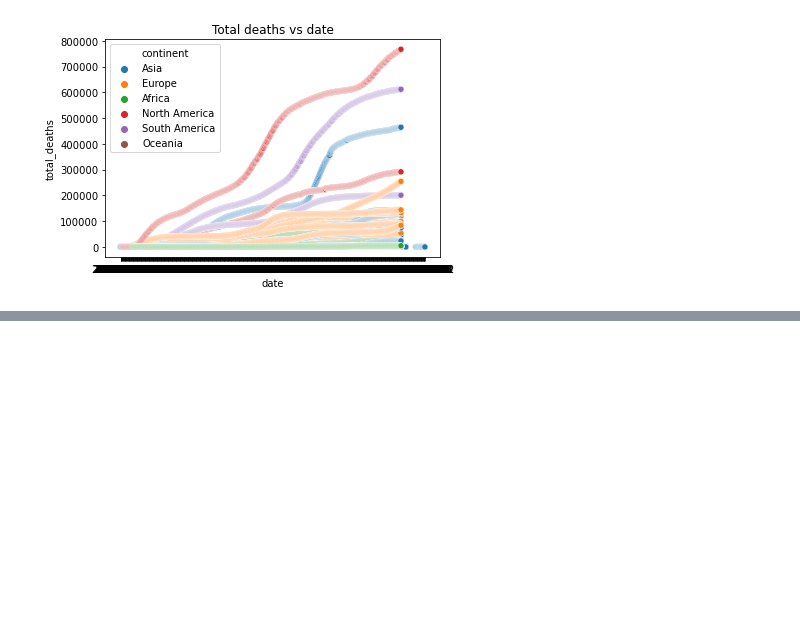
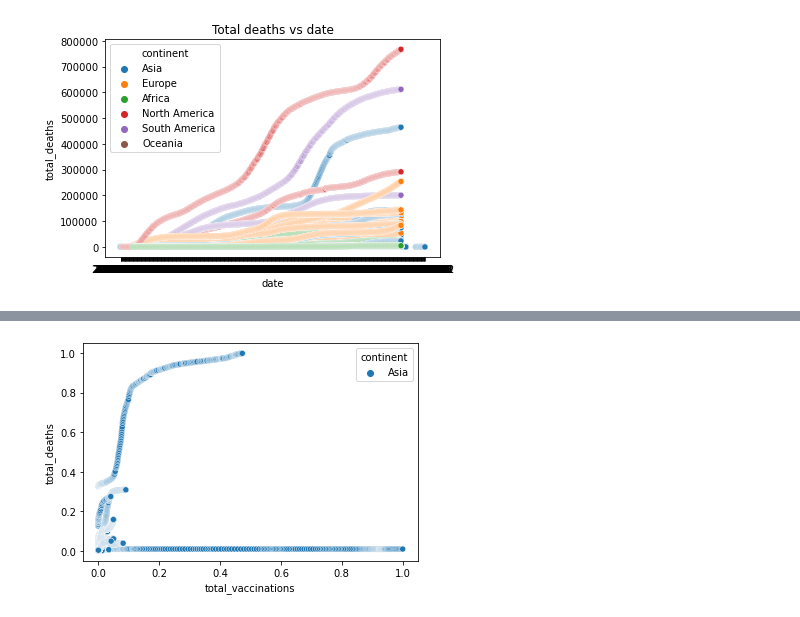
Before and after one commit to shanghongsim/term3_dtp, a Jupyter notebook: T3 2D project .ipynb, the cells around one changed output, grey strips where cells are left out. Cells and saved outputs as stored; diff of their text form; code cells hidden in the pictures; blank space fills up the shorter version.

```diff
--- a/T3 2D project .ipynb
+++ b/T3 2D project .ipynb
@@ -217,3 +180,7 @@ myplot2 = sns.scatterplot(x='total_vaccinations', y='total_deaths', hue='locatio
+# %%
+myplot2 = sns.scatterplot(x='total_vaccinations', y='total_deaths', hue='continent', data=result)
+# %% [output]
+[figure, added]
 # %%
 myplot3 = sns.scatterplot(x='reproduction_rate', y='total_deaths', hue='location', data=result)
 # %% [output]
```
Also changed, not shown: parts of 9 cells of this notebook.
